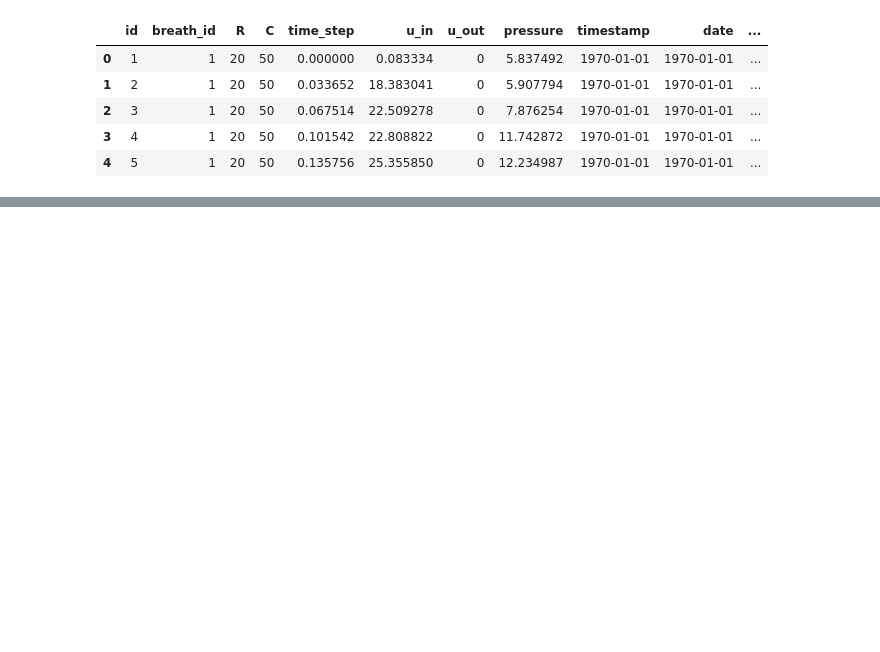
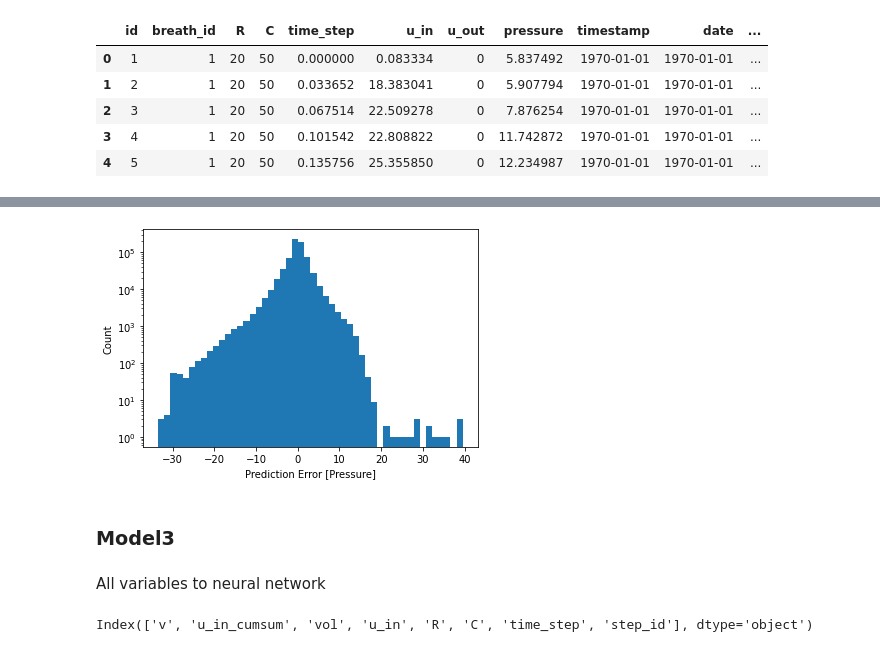
Before and after one commit to Lue-C/CapStone, a Jupyter notebook: eda.ipynb, the cells around one changed output, grey strips where cells are left out. Saved outputs shown, nothing was run; the diff lists cells and outputs as text; code cells hidden in the pictures; blank space fills up the shorter version.

```diff
--- a/eda.ipynb
+++ b/eda.ipynb
@@ -174,0 +532,16 @@ df1.head()
+# %%
+error = y_pred_dnn_all - y_test
+plt.hist(error, bins=50)
+plt.xlabel('Prediction Error [Pressure]')
+_ = plt.ylabel('Count')
+plt.yscale('log')
+# %% [output]
+[figure, added]
+# %% [markdown]
+### Model3
+# %% [markdown]
+All variables to neural network
+# %%
+X_train.columns
+# %% [output]
+Index(['v', 'u_in_cumsum', 'vol', 'u_in', 'R', 'C', 'time_step', 'step_id'], dtype='object')
```
Also changed, not shown: parts of 97 cells of this notebook, 7 other files.
